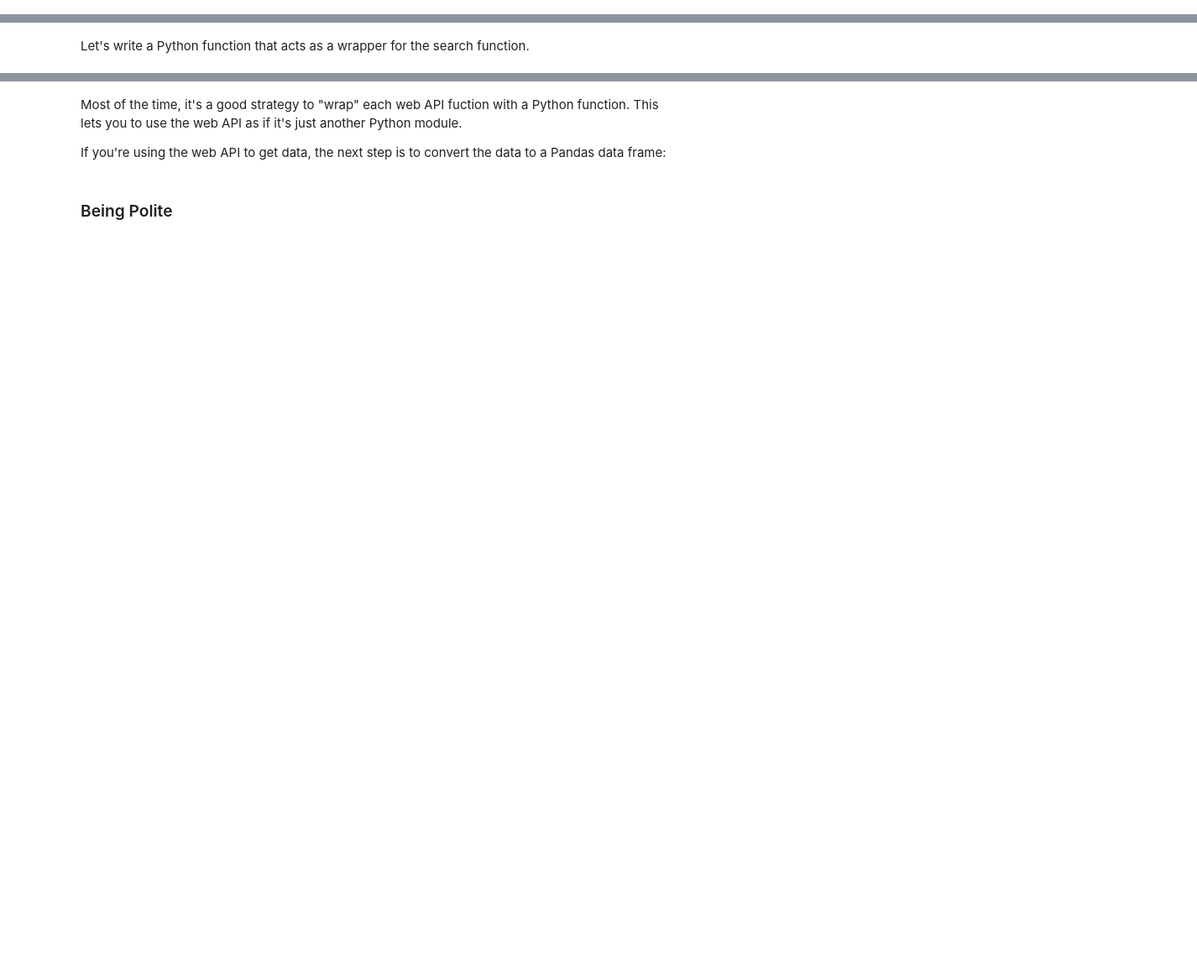
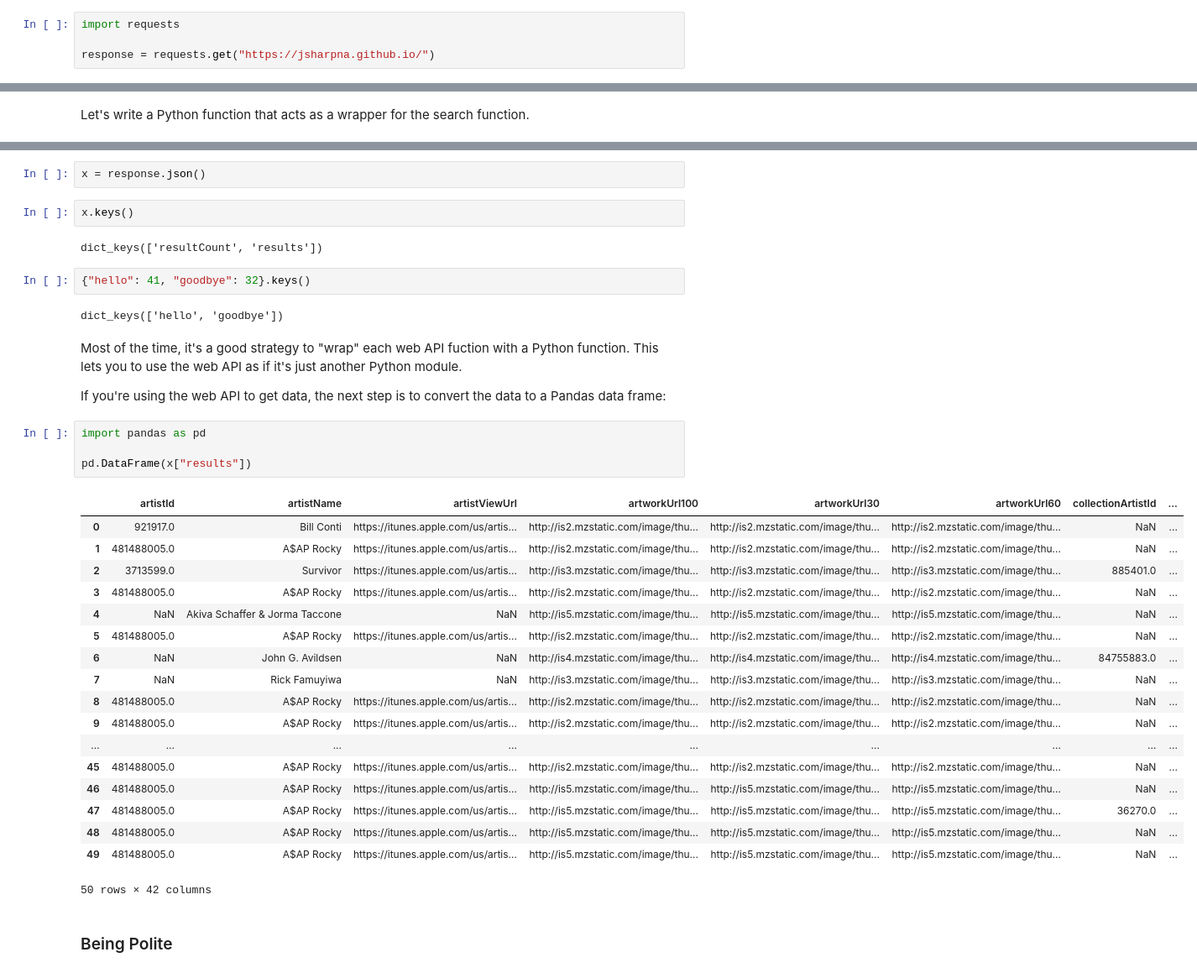
Before and after one commit to nick-ulle/teaching-notes, a Jupyter notebook: sta141b/2018/discussion06.ipynb, the cells around one changed output, grey strips where cells are left out. Shown at 84% size. Saved outputs shown, nothing was run; the diff lists cells and outputs as text; blank space fills up the shorter version.

```diff
--- a/sta141b/2018/discussion06.ipynb
+++ b/sta141b/2018/discussion06.ipynb
@@ -18,3 +18,7 @@ For example, your web browser (Firefox, Chrome, Edge, ...) uses HTTP every time
 Several [different kinds of HTTP requests](https://en.wikipedia.org/wiki/Hypertext_Transfer_Protocol#Request_methods) are possible. Think of these as the different "verbs" you can be use when communicating in HTTP.
 
 The `requests` package has functions for making HTTP requests from Python and is [well-documented](http://docs.python-requests.org/en/master/). Even [the Python documentation for urllib](https://docs.python.org/2/library/urllib.html) recommends using `requests` (rather than `urllib`) for most tasks.
+# %%
+import requests
+
+response = requests.get("https://jsharpna.github.io/")
@@ -43,6 +75,39 @@ Let's write a Python function that acts as a wrapper for the search function.
+# %%
+x = response.json()
+# %%
+x.keys()
+# %% [output]
+dict_keys(['resultCount', 'results'])
+# %%
+{"hello": 41, "goodbye": 32}.keys()
+# %% [output]
+dict_keys(['hello', 'goodbye'])
 # %% [markdown]
 Most of the time, it's a good strategy to "wrap" each web API fuction with a Python function. This lets you to use the web API as if it's just another Python module.
 
 If you're using the web API to get data, the next step is to convert the data to a Pandas data frame:
+# %%
+import pandas as pd
+
+pd.DataFrame(x["results"])
+# %% [output]
+|  | artistId | artistName | artistViewUrl | artworkUrl100 | artworkUrl30 | artworkUrl60 | collectionArtistId | ... |
+| 0 | 921917.0 | Bill Conti | https://itunes.apple.com/us/artis... | http://is2.mzstatic.com/image/thu... | http://is2.mzstatic.com/image/thu... | http://is2.mzstatic.com/image/thu... | NaN | ... |
+| 1 | 481488005.0 | A$AP Rocky | https://itunes.apple.com/us/artis... | http://is2.mzstatic.com/image/thu... | http://is2.mzstatic.com/image/thu... | http://is2.mzstatic.com/image/thu... | NaN | ... |
+| 2 | 3713599.0 | Survivor | https://itunes.apple.com/us/artis... | http://is3.mzstatic.com/image/thu... | http://is3.mzstatic.com/image/thu... | http://is3.mzstatic.com/image/thu... | 885401.0 | ... |
+| 3 | 481488005.0 | A$AP Rocky | https://itunes.apple.com/us/artis... | http://is2.mzstatic.com/image/thu... | http://is2.mzstatic.com/image/thu... | http://is2.mzstatic.com/image/thu... | NaN | ... |
+| 4 | NaN | Akiva Schaffer & Jorma Taccone | NaN | http://is5.mzstatic.com/image/thu... | http://is5.mzstatic.com/image/thu... | http://is5.mzstatic.com/image/thu... | NaN | ... |
+| 5 | 481488005.0 | A$AP Rocky | https://itunes.apple.com/us/artis... | http://is2.mzstatic.com/image/thu... | http://is2.mzstatic.com/image/thu... | http://is2.mzstatic.com/image/thu... | NaN | ... |
+| 6 | NaN | John G. Avildsen | NaN | http://is4.mzstatic.com/image/thu... | http://is4.mzstatic.com/image/thu... | http://is4.mzstatic.com/image/thu... | 84755883.0 | ... |
+| 7 | NaN | Rick Famuyiwa | NaN | http://is3.mzstatic.com/image/thu... | http://is3.mzstatic.com/image/thu... | http://is3.mzstatic.com/image/thu... | NaN | ... |
+| 8 | 481488005.0 | A$AP Rocky | https://itunes.apple.com/us/artis... | http://is2.mzstatic.com/image/thu... | http://is2.mzstatic.com/image/thu... | http://is2.mzstatic.com/image/thu... | NaN | ... |
+| 9 | 481488005.0 | A$AP Rocky | https://itunes.apple.com/us/artis... | http://is2.mzstatic.com/image/thu... | http://is2.mzstatic.com/image/thu... | http://is2.mzstatic.com/image/thu... | NaN | ... |
+| ... | ... | ... | ... | ... | ... | ... | ... | ... |
+| 45 | 481488005.0 | A$AP Rocky | https://itunes.apple.com/us/artis... | http://is2.mzstatic.com/image/thu... | http://is2.mzstatic.com/image/thu... | http://is2.mzstatic.com/image/thu... | NaN | ... |
+| 46 | 481488005.0 | A$AP Rocky | https://itunes.apple.com/us/artis... | http://is5.mzstatic.com/image/thu... | http://is5.mzstatic.com/image/thu... | http://is5.mzstatic.com/image/thu... | NaN | ... |
+| 47 | 481488005.0 | A$AP Rocky | https://itunes.apple.com/us/artis... | http://is5.mzstatic.com/image/thu... | http://is5.mzstatic.com/image/thu... | http://is5.mzstatic.com/image/thu... | 36270.0 | ... |
+| 48 | 481488005.0 | A$AP Rocky | https://itunes.apple.com/us/artis... | http://is5.mzstatic.com/image/thu... | http://is5.mzstatic.com/image/thu... | http://is5.mzstatic.com/image/thu... | NaN | ... |
+| 49 | 481488005.0 | A$AP Rocky | https://itunes.apple.com/us/artis... | http://is5.mzstatic.com/image/thu... | http://is5.mzstatic.com/image/thu... | http://is5.mzstatic.com/image/thu... | NaN | ... |
+50 rows × 42 columns
 # %% [markdown]
 ### Being Polite
```
Also changed, not shown: parts of 9 cells of this notebook.
